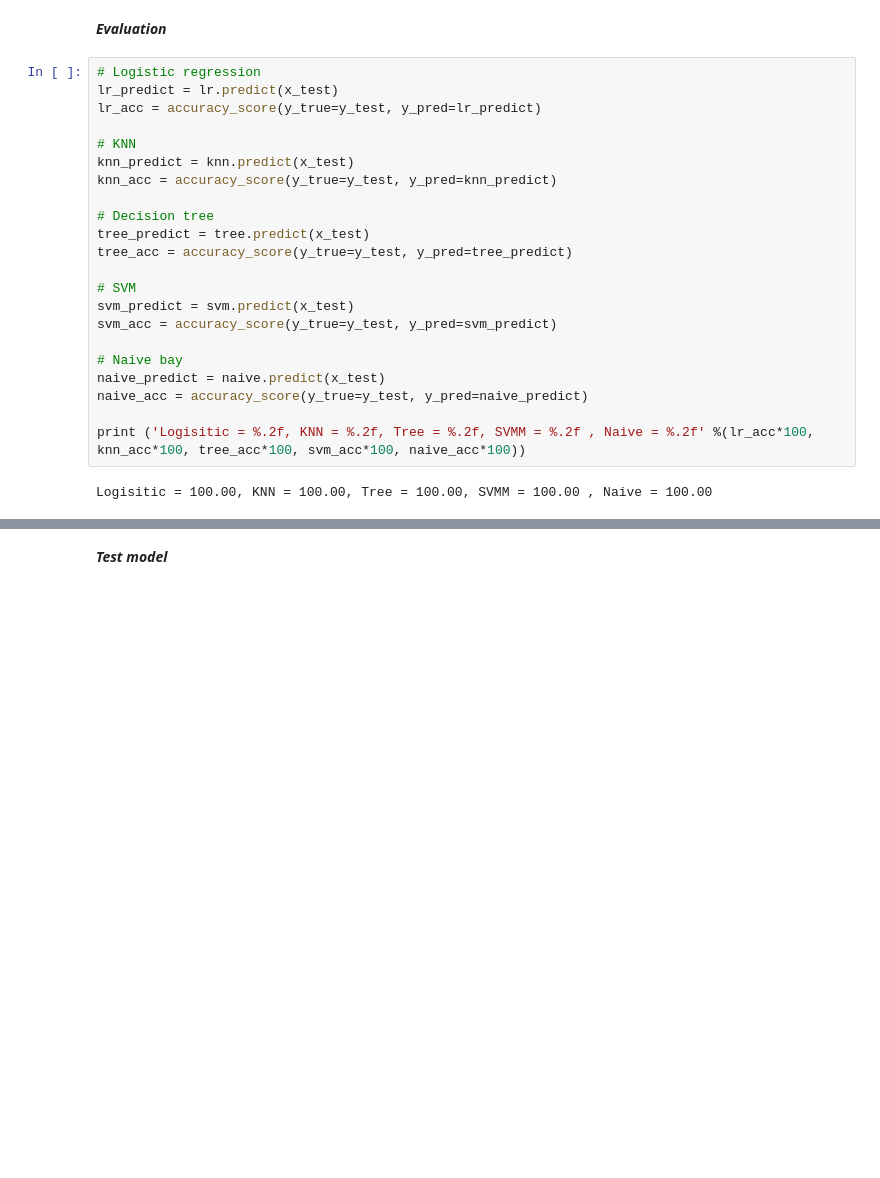
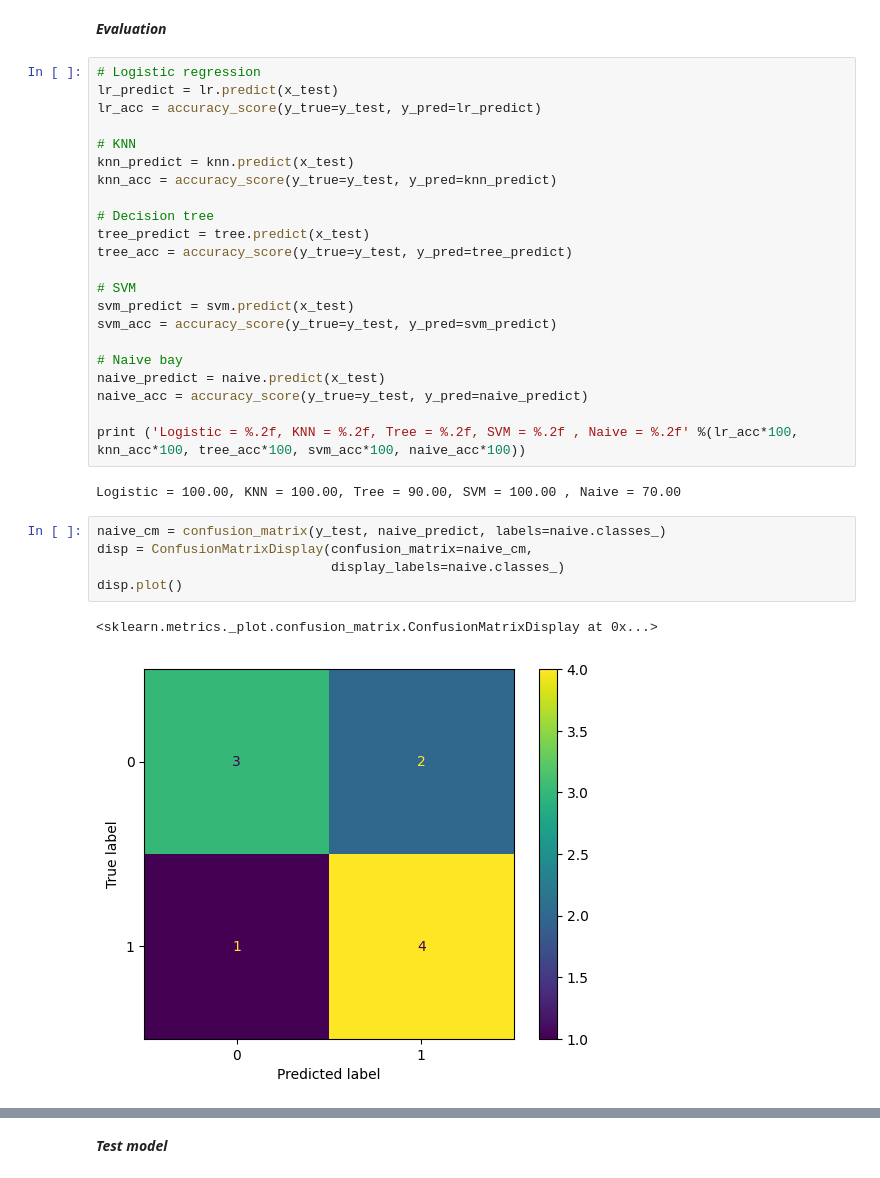
Before and after one commit to M6402334art/Yoom-s-project, a Jupyter notebook: FirstMethod.ipynb, the cells around one changed output, grey strips where cells are left out. Drawn from its saved outputs; the diff is of its cells as text; blank space fills up the shorter version.

```diff
--- a/FirstMethod.ipynb
+++ b/FirstMethod.ipynb
@@ -274,9 +274,17 @@ svm_acc = accuracy_score(y_true=y_test, y_pred=svm_predict)
 naive_predict = naive.predict(x_test)
 naive_acc = accuracy_score(y_true=y_test, y_pred=naive_predict)
 
-print ('Logisitic = %.2f, KNN = %.2f, Tree = %.2f, SVMM = %.2f , Naive = %.2f' %(lr_acc*100, knn_acc*100, tree_acc*100, svm_acc*100, naive_acc*100))
+print ('Logistic = %.2f, KNN = %.2f, Tree = %.2f, SVM = %.2f , Naive = %.2f' %(lr_acc*100, knn_acc*100, tree_acc*100, svm_acc*100, naive_acc*100))
 # %% [output]
-Logisitic = 100.00, KNN = 100.00, Tree = 100.00, SVMM = 100.00 , Naive = 100.00
+Logistic = 100.00, KNN = 100.00, Tree = 90.00, SVM = 100.00 , Naive = 70.00
+# %%
+naive_cm = confusion_matrix(y_test, naive_predict, labels=naive.classes_)
+disp = ConfusionMatrixDisplay(confusion_matrix=naive_cm,
+                              display_labels=naive.classes_)
+disp.plot()
+# %% [output]
+<sklearn.metrics._plot.confusion_matrix.ConfusionMatrixDisplay at 0x...>
+[figure, added]
 # %%
 fig, axs = plt.subplots(1,5, figsize=(20,5))
 
```
Also changed, not shown: parts of 6 cells of this notebook, 10 other files.
